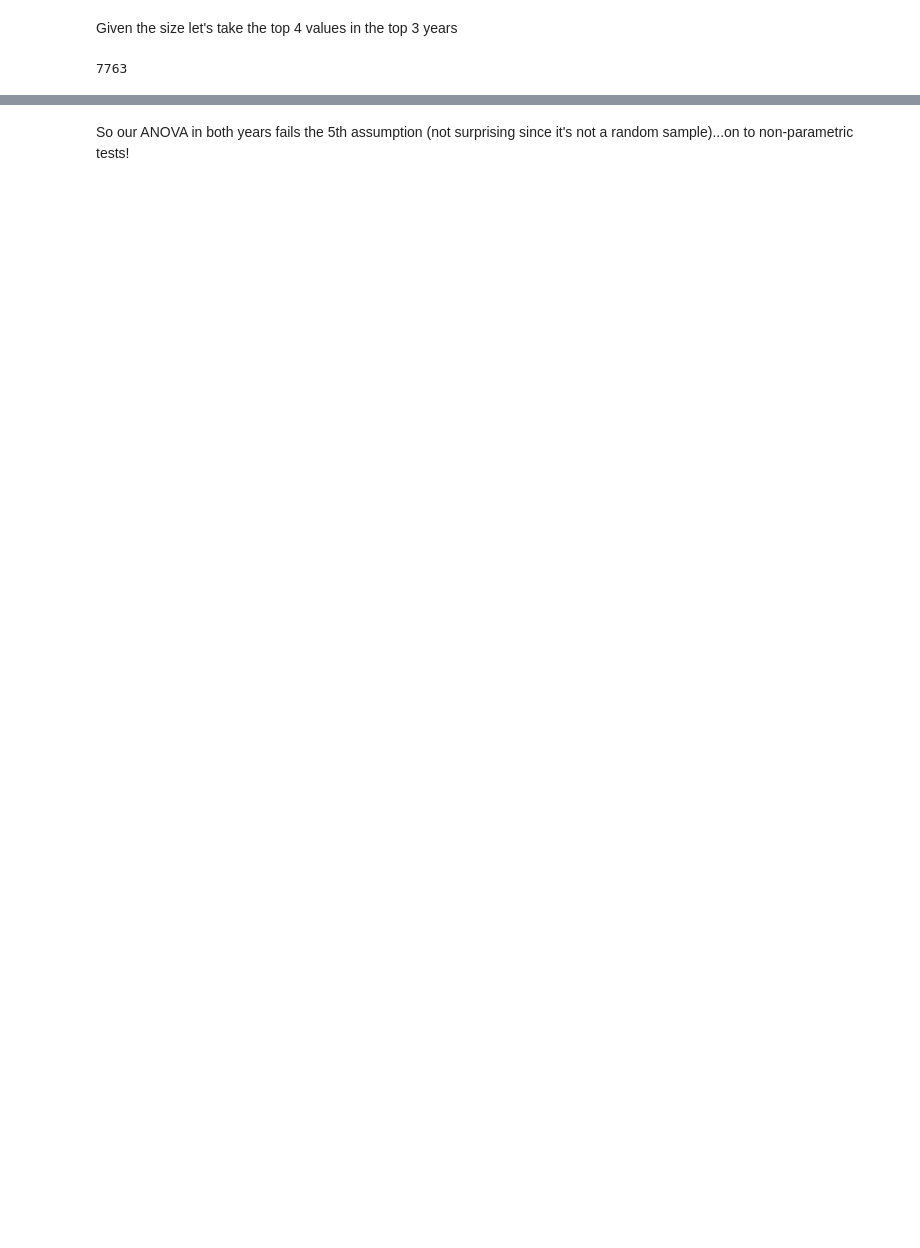
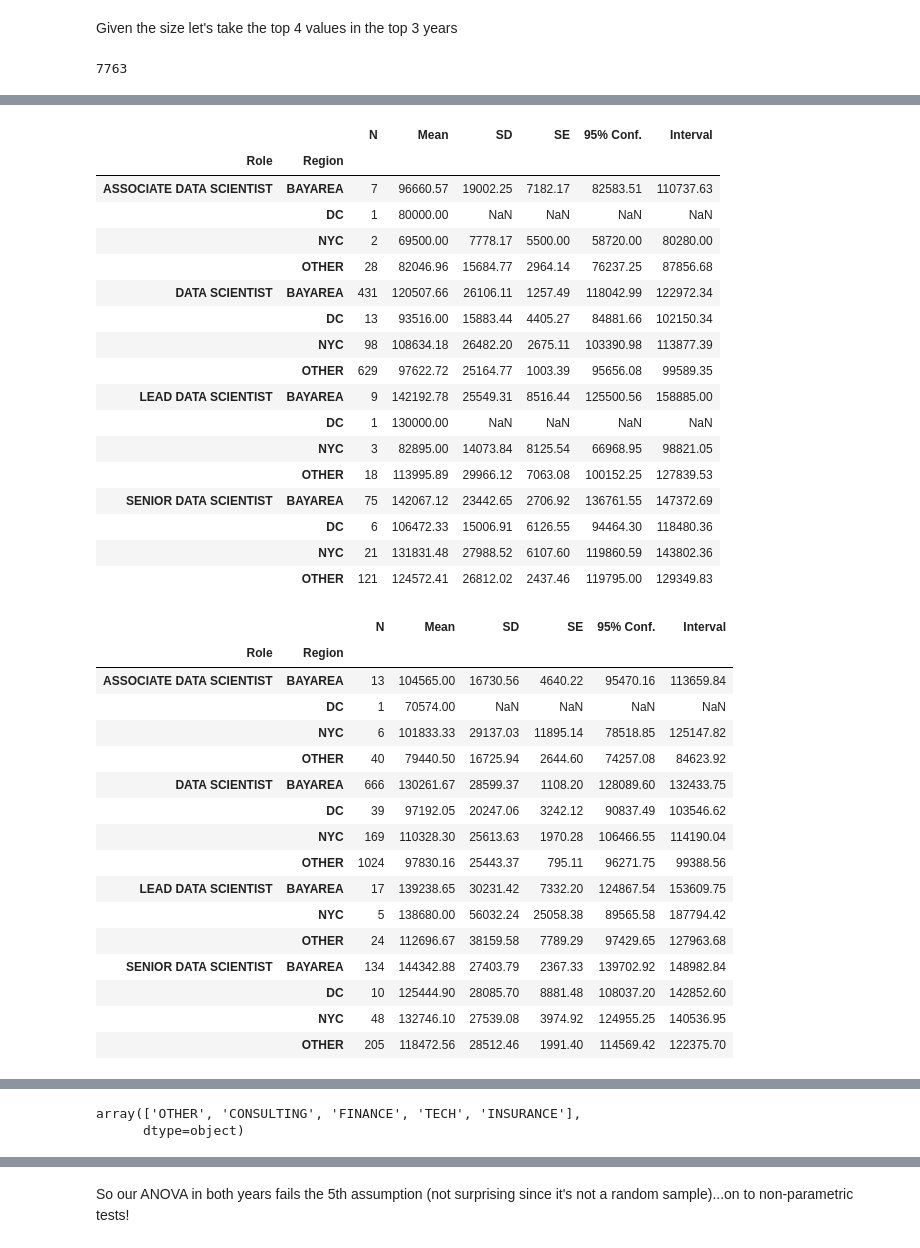
Before and after one commit to Jaboola9/Data_Scientist_Salaries_USA, a Jupyter notebook: ANOVA_testing.ipynb, the cells around one changed output, grey strips where cells are left out. Saved outputs shown, nothing was run; the diff lists cells and outputs as text; code cells hidden in the pictures; blank space fills up the shorter version.

```diff
--- a/ANOVA_testing.ipynb
+++ b/ANOVA_testing.ipynb
@@ -174,7 +195,7 @@ senior_data_scientists = h1b1[h1b1['Role'] == 'SENIOR DATA SCIENTIST']
 lead_data_scientists = h1b1[h1b1['Role'] == 'LEAD DATA SCIENTIST']
 associate_data_scientists = h1b1[h1b1['Role'] == 'ASSOCIATE DATA SCIENTIST']
 # %%
-h1b1 = pd.concat([data_scientists, senior_data_scientists, lead_data_scientists, associate_data_scientists])
-len(h1b1)
+top_4_roles_all_years = pd.concat([data_scientists, senior_data_scientists, lead_data_scientists, associate_data_scientists])
+len(top_4_roles_all_years)
 # %% [output]
 7763
@@ -197,3 +217,7 @@ len(h1b1)
 #         print(f"{role}: p-value={p_value}, DOES NOT satisfy #5.")
 # %%
 # stats.shapiro(h1b1_2014[h1b1_2014['Role'] == 'SENIOR DATA SCIENTIST']["Salary"])
+# %%
+for year in recent_years:
+    top_4_roles_year = slice_by_year(top_4_roles_all_years,year)
+    display(rp.summary_cont(top_4_roles_year['Salary']).round(2))
@@ -199,0 +231,4 @@ len(h1b1)
+# %%
+for year in recent_years:
+    top_4_roles_year = slice_by_year(top_4_roles_all_years,year)
+    display(rp.summary_cont(top_4_roles_year.groupby(['Role']))['Salary'].round(2))
@@ -199,0 +254,4 @@ len(h1b1)
+# %%
+for year in recent_years:
+    top_4_roles_year = slice_by_year(top_4_roles_all_years,year)
+    display(rp.summary_cont(top_4_roles_year.groupby(['Region']))['Salary'].round(2))
@@ -199,0 +277,40 @@ len(h1b1)
+# %%
+for year in recent_years:
+    top_4_roles_year = slice_by_year(top_4_roles_all_years,year)
+    display(rp.summary_cont(top_4_roles_year.groupby(['Role', 'Region']))['Salary'].round(2))
+# %% [output]
+|  |  | N | Mean | SD | SE | 95% Conf. | Interval |
+| Role | Region |  |  |  |  |  |  |
+| ASSOCIATE DATA SCIENTIST | BAYAREA | 7 | 96660.57 | 19002.25 | 7182.17 | 82583.51 | 110737.63 |
+|  | DC | 1 | 80000.00 | NaN | NaN | NaN | NaN |
+|  | NYC | 2 | 69500.00 | 7778.17 | 5500.00 | 58720.00 | 80280.00 |
+|  | OTHER | 28 | 82046.96 | 15684.77 | 2964.14 | 76237.25 | 87856.68 |
+| DATA SCIENTIST | BAYAREA | 431 | 120507.66 | 26106.11 | 1257.49 | 118042.99 | 122972.34 |
+|  | DC | 13 | 93516.00 | 15883.44 | 4405.27 | 84881.66 | 102150.34 |
+|  | NYC | 98 | 108634.18 | 26482.20 | 2675.11 | 103390.98 | 113877.39 |
+|  | OTHER | 629 | 97622.72 | 25164.77 | 1003.39 | 95656.08 | 99589.35 |
+| LEAD DATA SCIENTIST | BAYAREA | 9 | 142192.78 | 25549.31 | 8516.44 | 125500.56 | 158885.00 |
+|  | DC | 1 | 130000.00 | NaN | NaN | NaN | NaN |
+|  | NYC | 3 | 82895.00 | 14073.84 | 8125.54 | 66968.95 | 98821.05 |
+|  | OTHER | 18 | 113995.89 | 29966.12 | 7063.08 | 100152.25 | 127839.53 |
+| SENIOR DATA SCIENTIST | BAYAREA | 75 | 142067.12 | 23442.65 | 2706.92 | 136761.55 | 147372.69 |
+|  | DC | 6 | 106472.33 | 15006.91 | 6126.55 | 94464.30 | 118480.36 |
+|  | NYC | 21 | 131831.48 | 27988.52 | 6107.60 | 119860.59 | 143802.36 |
+|  | OTHER | 121 | 124572.41 | 26812.02 | 2437.46 | 119795.00 | 129349.83 |
+|  |  | N | Mean | SD | SE | 95% Conf. | Interval |
+| Role | Region |  |  |  |  |  |  |
+| ASSOCIATE DATA SCIENTIST | BAYAREA | 13 | 104565.00 | 16730.56 | 4640.22 | 95470.16 | 113659.84 |
+|  | DC | 1 | 70574.00 | NaN | NaN | NaN | NaN |
+|  | NYC | 6 | 101833.33 | 29137.03 | 11895.14 | 78518.85 | 125147.82 |
+|  | OTHER | 40 | 79440.50 | 16725.94 | 2644.60 | 74257.08 | 84623.92 |
+| DATA SCIENTIST | BAYAREA | 666 | 130261.67 | 28599.37 | 1108.20 | 128089.60 | 132433.75 |
+|  | DC | 39 | 97192.05 | 20247.06 | 3242.12 | 90837.49 | 103546.62 |
+|  | NYC | 169 | 110328.30 | 25613.63 | 1970.28 | 106466.55 | 114190.04 |
+|  | OTHER | 1024 | 97830.16 | 25443.37 | 795.11 | 96271.75 | 99388.56 |
+| LEAD DATA SCIENTIST | BAYAREA | 17 | 139238.65 | 30231.42 | 7332.20 | 124867.54 | 153609.75 |
+|  | NYC | 5 | 138680.00 | 56032.24 | 25058.38 | 89565.58 | 187794.42 |
+|  | OTHER | 24 | 112696.67 | 38159.58 | 7789.29 | 97429.65 | 127963.68 |
+| SENIOR DATA SCIENTIST | BAYAREA | 134 | 144342.88 | 27403.79 | 2367.33 | 139702.92 | 148982.84 |
+|  | DC | 10 | 125444.90 | 28085.70 | 8881.48 | 108037.20 | 142852.60 |
+|  | NYC | 48 | 132746.10 | 27539.08 | 3974.92 | 124955.25 | 140536.95 |
+|  | OTHER | 205 | 118472.56 | 28512.46 | 1991.40 | 114569.42 | 122375.70 |
@@ -199,0 +335,5 @@ len(h1b1)
+# %%
+top_4_roles_2019['Industry'].unique()
+# %% [output]
+array(['OTHER', 'CONSULTING', 'FINANCE', 'TECH', 'INSURANCE'],
+      dtype=object)
```
Also changed, not shown: parts of 44 cells of this notebook.
